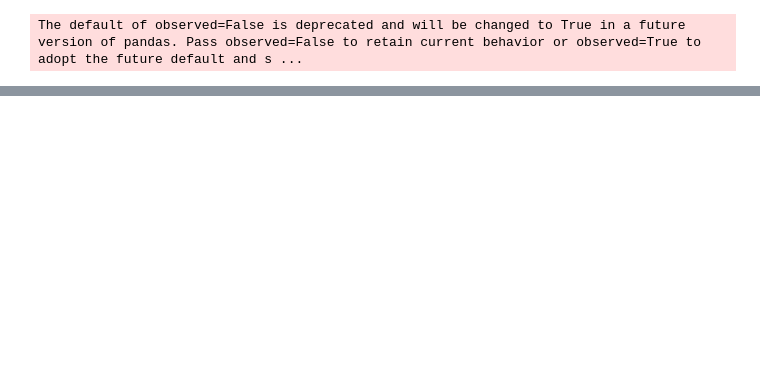
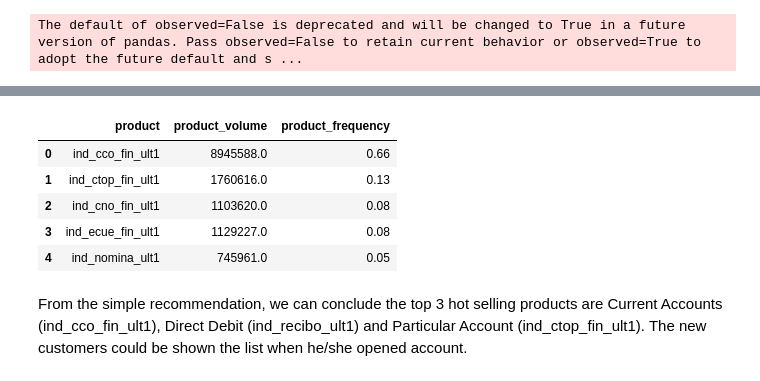
Before and after one commit to Suryasadasivam/Santander_product_recommendation_system, a Jupyter notebook: Exploratory_Data_Analysis.ipynb, the cells around one changed output, grey strips where cells are left out. Drawn from its saved outputs; the diff is of its cells as text; code cells hidden in the pictures; blank space fills up the shorter version.

Commit message:
popular recommendation

```diff
--- a/Exploratory_Data_Analysis.ipynb
+++ b/Exploratory_Data_Analysis.ipynb
@@ -340,0 +364,2 @@ fig.show()
+# %%
+Total_product_volume=product_data.sum(axis=0)
@@ -340,0 +386,2 @@ fig.show()
+# %%
+Total_product_frequency = Total_product_volume/ len(data_pop)
@@ -340,0 +408,19 @@ fig.show()
+# %%
+popular_df = pd.DataFrame({
+    'product': product_cols,
+    'product_volume': Total_product_volume.values,
+    'product_frequency': Total_product_frequency.round(2).values
+})
+# %%
+popular_product=popular_df.sort_values(by='product_frequency',ascending=False).reset_index(drop=True)
+# %%
+popular_product.head(5)
+# %% [output]
+|  | product | product_volume | product_frequency |
+| 0 | ind_cco_fin_ult1 | 8945588.0 | 0.66 |
+| 1 | ind_ctop_fin_ult1 | 1760616.0 | 0.13 |
+| 2 | ind_cno_fin_ult1 | 1103620.0 | 0.08 |
+| 3 | ind_ecue_fin_ult1 | 1129227.0 | 0.08 |
+| 4 | ind_nomina_ult1 | 745961.0 | 0.05 |
+# %% [markdown]
+From the simple recommendation, we can conclude the top 3 hot selling products are Current Accounts (ind_cco_fin_ult1), Direct Debit (ind_recibo_ult1) and Particular Account (ind_ctop_fin_ult1). The new customers could be shown the list when he/she opened account.
```
Also changed, not shown: parts of 13 cells of this notebook.
